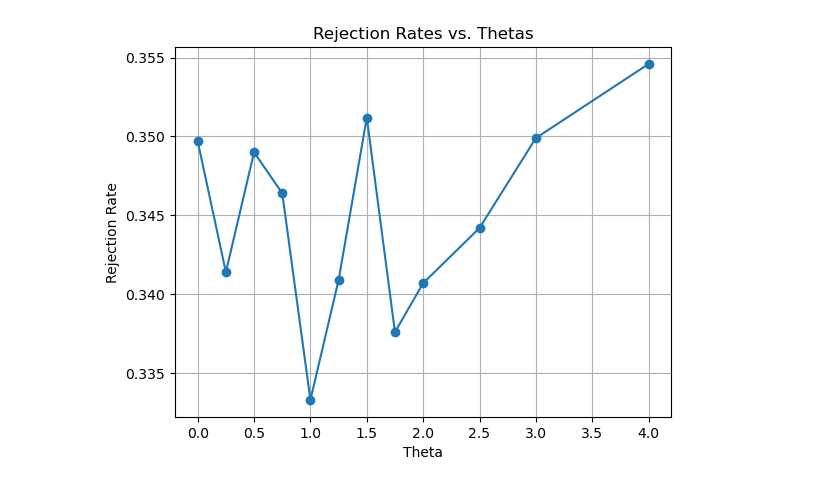
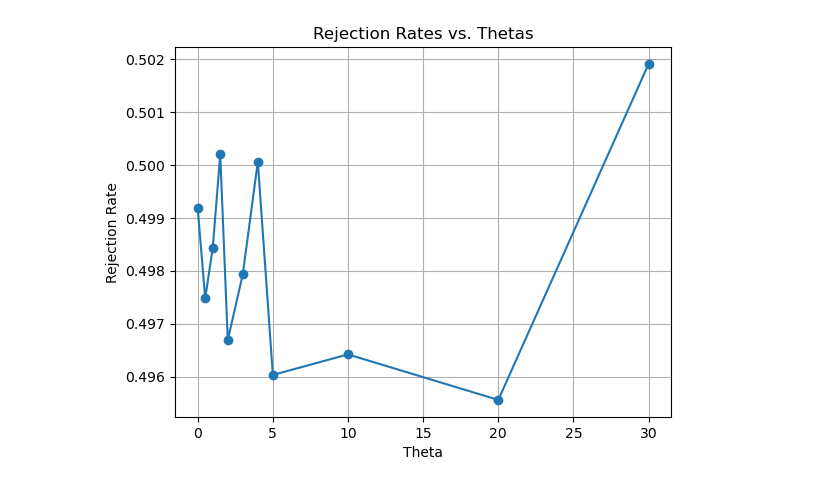
Before and after one commit to ricardo3709/Simulator, a Jupyter notebook: exp_results_theta_values.ipynb, the cells around one changed output. Saved outputs shown, nothing was run; the diff lists cells and outputs as text; code cells hidden in the pictures.

```diff
--- a/exp_results_theta_values.ipynb
+++ b/exp_results_theta_values.ipynb
@@ -86,6 +0,0 @@ rej_rate
-# %%
-exp_no = 3
-theta = 3.0
-rejected_num = 3766
-rej_rate = rejected_num/tot_reqs
-rej_rate
@@ -94,6 +0,0 @@ rej_rate
-# %%
-exp_no = 4
-theta = 4.0
-rejected_num = 3821
-rej_rate = rejected_num/tot_reqs
-rej_rate
@@ -101,0 +1,17 @@ rej_rate
+# %%
+import numpy as np
+import pandas as pd
+# Correctly initialize the DataFrame with column names
+theta_rej = pd.DataFrame(columns=['Theta', 'Rejection Rate'])
+FILE_NAME = 'results_random_init_5days.txt'
+with open(FILE_NAME, 'r') as results:
+    lines = results.readlines()
+    for line in lines:
+        parts = line.split(',')
+        if len(parts) == 2:  # Check if the line is correctly formatted
+            theta = float(parts[0].split(':')[1].strip())
+            rej_rate = float(parts[1].split(':')[1].strip())
+
+            # Append the new row to the DataFrame, set ignore_index=True to reindex
+            theta_rej.loc[len(theta_rej)] = [theta,rej_rate]
+theta_rej
@@ -101,0 +32,4 @@ rej_rate
+# %%
+# Calculating mean rejection rate for each theta
+mean_rejection_rates = theta_rej.groupby('Theta')['Rejection Rate'].mean()
+mean_rejection_rates
@@ -102,16 +50,14 @@ rej_rate
 # %%
-import matplotlib.pyplot as plt
-
-# Data
-theta_list = [0, 0.25, 0.5, 0.75, 1.0, 1.25, 1.5, 1.75, 2.0, 2.5, 3.0, 4.0]
-rej_rate_list = [0.3497, 0.3414, 0.3490, 0.3464, 0.3333, 0.3409, 0.3512, 0.3376, 0.3407, 0.3442, 0.3499, 0.3546]
-
+from matplotlib import pyplot as plt
 # Plot
+theta_list = mean_rejection_rates.index
+rej_rate_list = mean_rejection_rates.values
 plt.plot(theta_list, rej_rate_list, marker='o')
 plt.xlabel('Theta')
 plt.ylabel('Rejection Rate')
 plt.title('Rejection Rates vs. Thetas')
+# plt.xticks(theta_list, rotation=90)
 plt.grid(True)
 plt.show()
 # %% [output]
-[figure, old version]
+[figure, new version]
```
Also changed, not shown: parts of 15 cells of this notebook, 1 other file.
